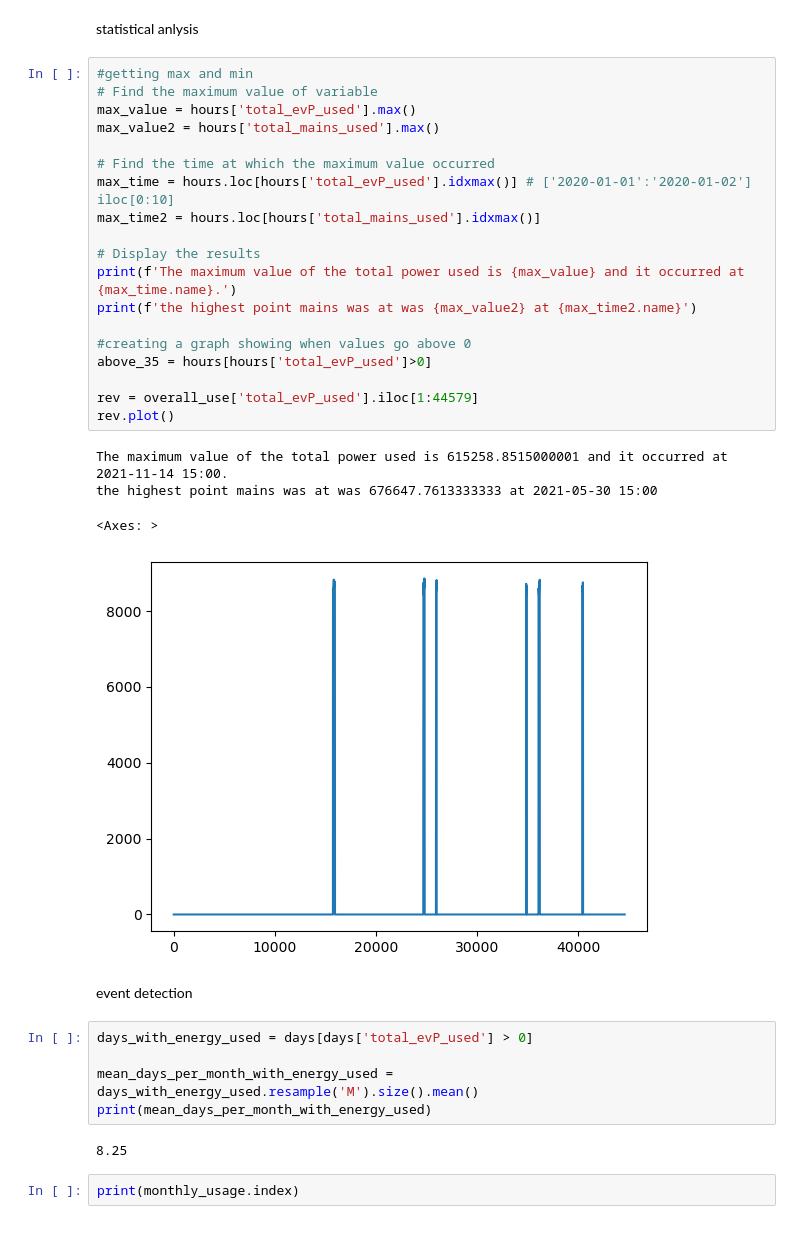
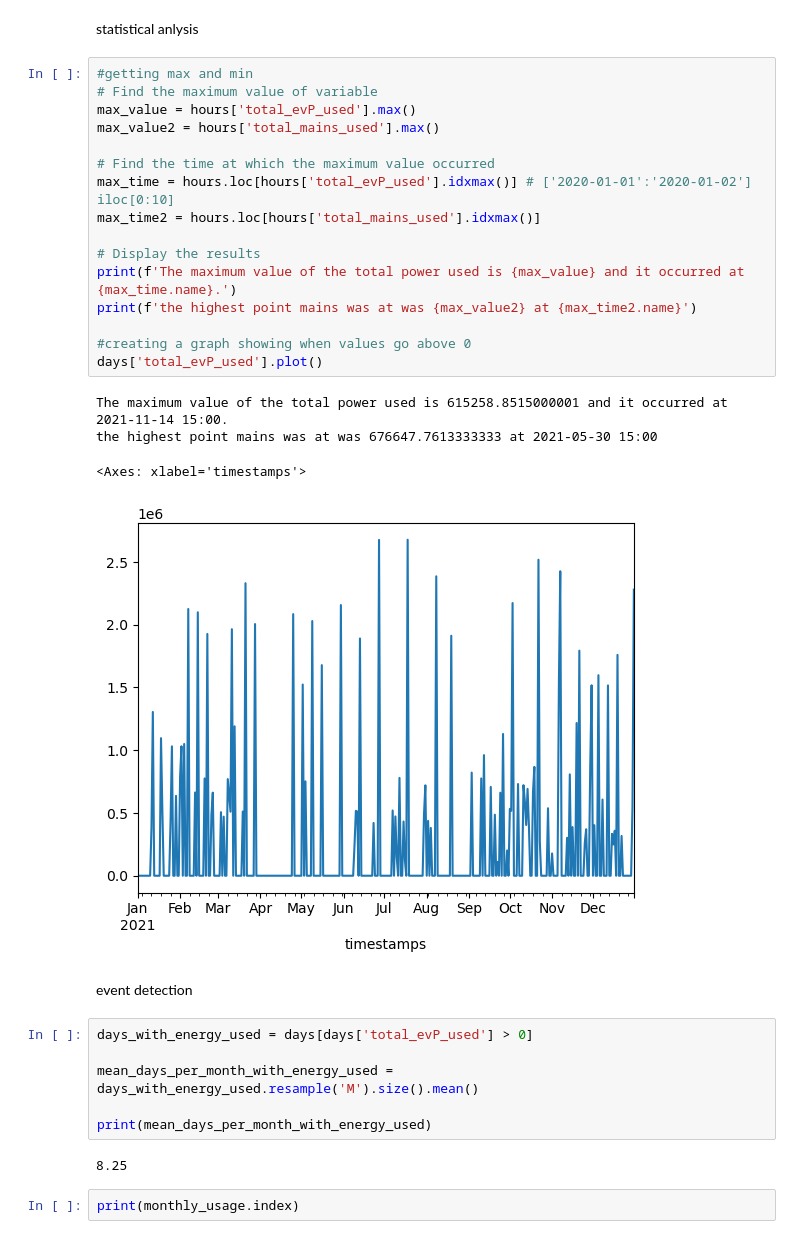
Before and after one commit to Benhyslop0/ee106-project, a Jupyter notebook: project work.ipynb, the cells around one changed output. Saved outputs shown, nothing was run; the diff lists cells and outputs as text.

```diff
--- a/project work.ipynb
+++ b/project work.ipynb
@@ -82,33 +81,31 @@ statistical anlysis
 # %%
 #getting max and min
 # Find the maximum value of variable
 max_value = hours['total_evP_used'].max()
 max_value2 = hours['total_mains_used'].max()
 
 # Find the time at which the maximum value occurred
 max_time = hours.loc[hours['total_evP_used'].idxmax()] # ['2020-01-01':'2020-01-02'] iloc[0:10]
 max_time2 = hours.loc[hours['total_mains_used'].idxmax()]
 
 # Display the results
 print(f'The maximum value of the total power used is {max_value} and it occurred at {max_time.name}.')
 print(f'the highest point mains was at was {max_value2} at {max_time2.name}')
 
 #creating a graph showing when values go above 0
-above_35 = hours[hours['total_evP_used']>0]
-
-rev = overall_use['total_evP_used'].iloc[1:44579]
-rev.plot()
+days['total_evP_used'].plot()
 # %% [output]
 The maximum value of the total power used is 615258.8515000001 and it occurred at 2021-11-14 15:00.
 the highest point mains was at was 676647.7613333333 at 2021-05-30 15:00
-<Axes: >
+<Axes: xlabel='timestamps'>
-[figure, old version]
+[figure, new version]
 # %% [markdown]
 event detection
 # %%
 days_with_energy_used = days[days['total_evP_used'] > 0]
 
 mean_days_per_month_with_energy_used = days_with_energy_used.resample('M').size().mean()
+
 print(mean_days_per_month_with_energy_used)
 # %% [output]
 8.25
```
Also changed, not shown: parts of 2 cells of this notebook.
